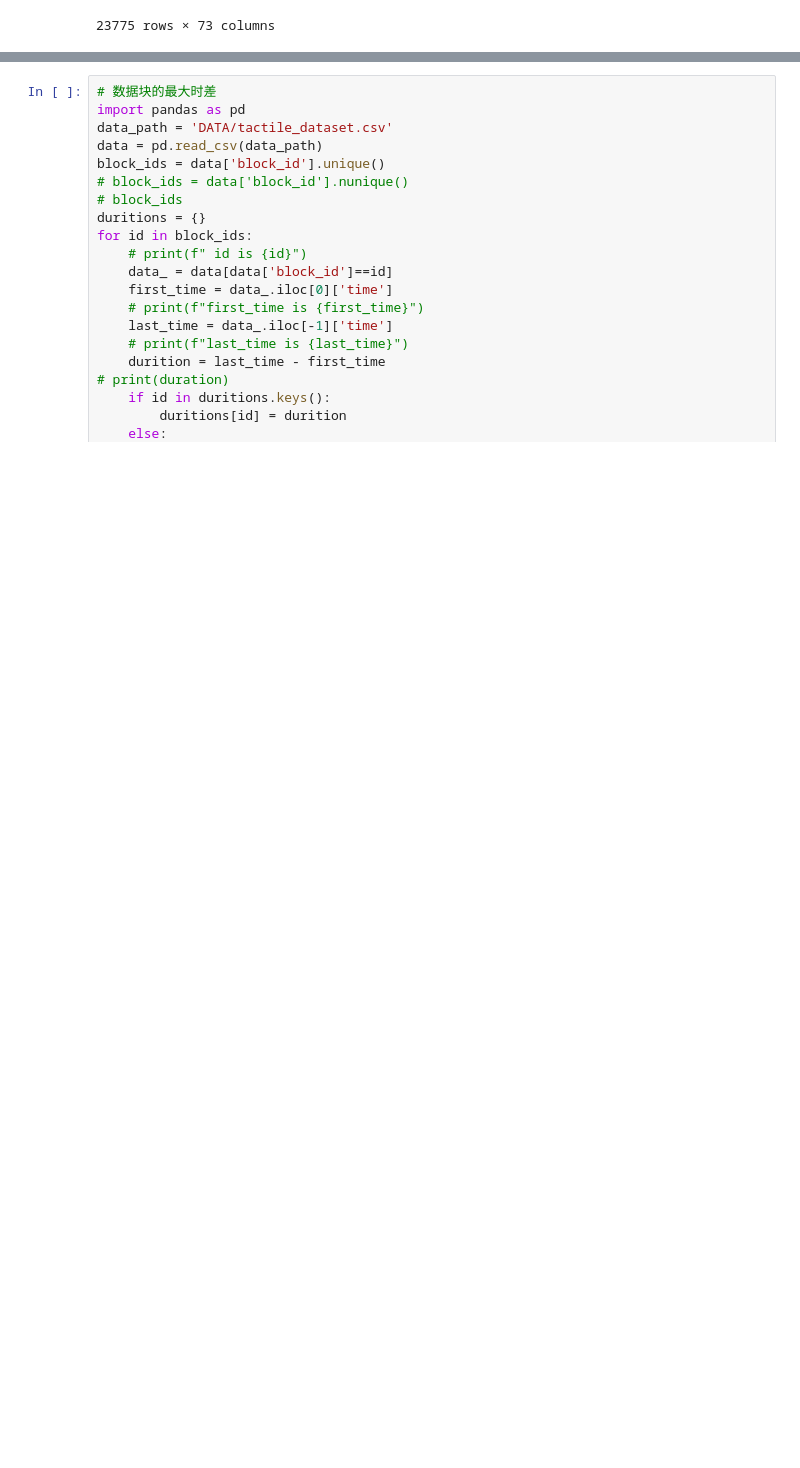
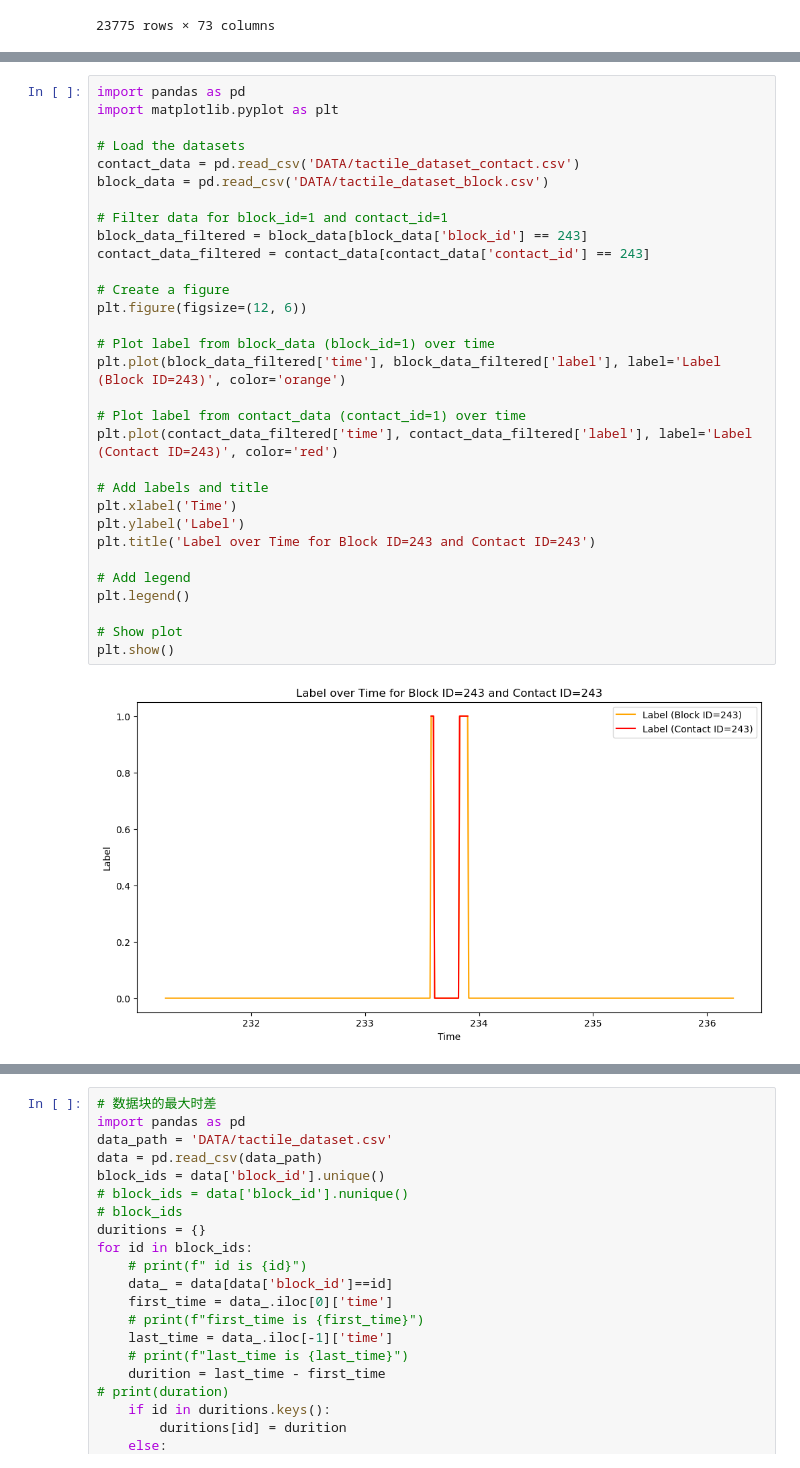
Before and after one commit to MindLabZHAW/tactileGestureDetection, a Jupyter notebook: Spectro_classify.ipynb, the cells around one changed output, grey strips where cells are left out. Cells and saved outputs as stored; diff of their text form; blank space fills up the shorter version.

```diff
--- a/Spectro_classify.ipynb
+++ b/Spectro_classify.ipynb
@@ -66,3 +101,36 @@ st_data[st_data['block_id']==0]
+# %%
+import pandas as pd
+import matplotlib.pyplot as plt
+
+# Load the datasets
+contact_data = pd.read_csv('DATA/tactile_dataset_contact.csv')
+block_data = pd.read_csv('DATA/tactile_dataset_block.csv')
+
+# Filter data for block_id=1 and contact_id=1
+block_data_filtered = block_data[block_data['block_id'] == 243]
+contact_data_filtered = contact_data[contact_data['contact_id'] == 243]
+
+# Create a figure
+plt.figure(figsize=(12, 6))
+
+# Plot label from block_data (block_id=1) over time
+plt.plot(block_data_filtered['time'], block_data_filtered['label'], label='Label (Block ID=243)', color='orange')
+
+# Plot label from contact_data (contact_id=1) over time
+plt.plot(contact_data_filtered['time'], contact_data_filtered['label'], label='Label (Contact ID=243)', color='red')
+
+# Add labels and title
+plt.xlabel('Time')
+plt.ylabel('Label')
+plt.title('Label over Time for Block ID=243 and Contact ID=243')
+
+# Add legend
+plt.legend()
+
+# Show plot
+plt.show()
+# %% [output]
+[figure, added]
 # %%
 #切割数据，每个打上对应的tactile type
 import os
```
Also changed, not shown: parts of 3 cells of this notebook.
